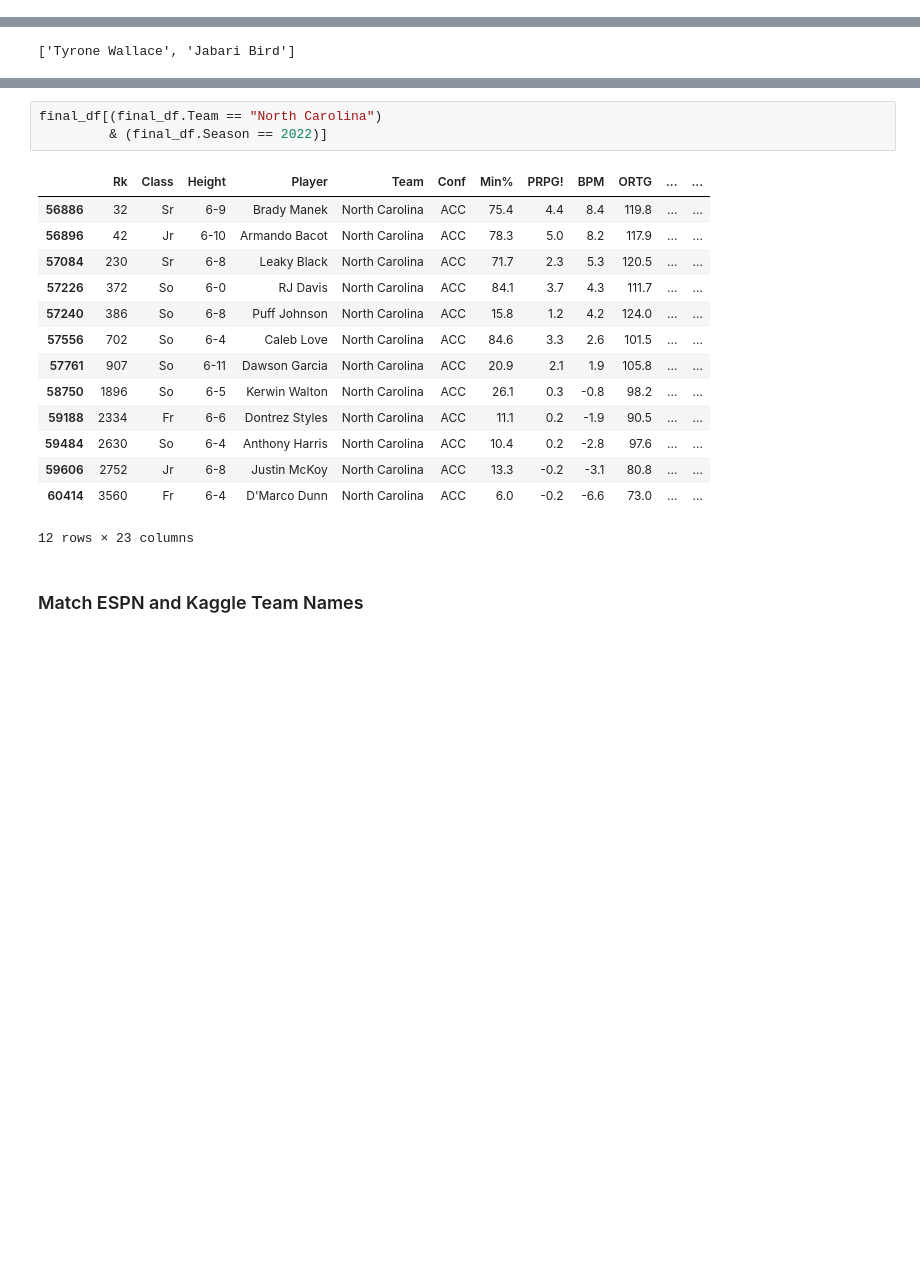
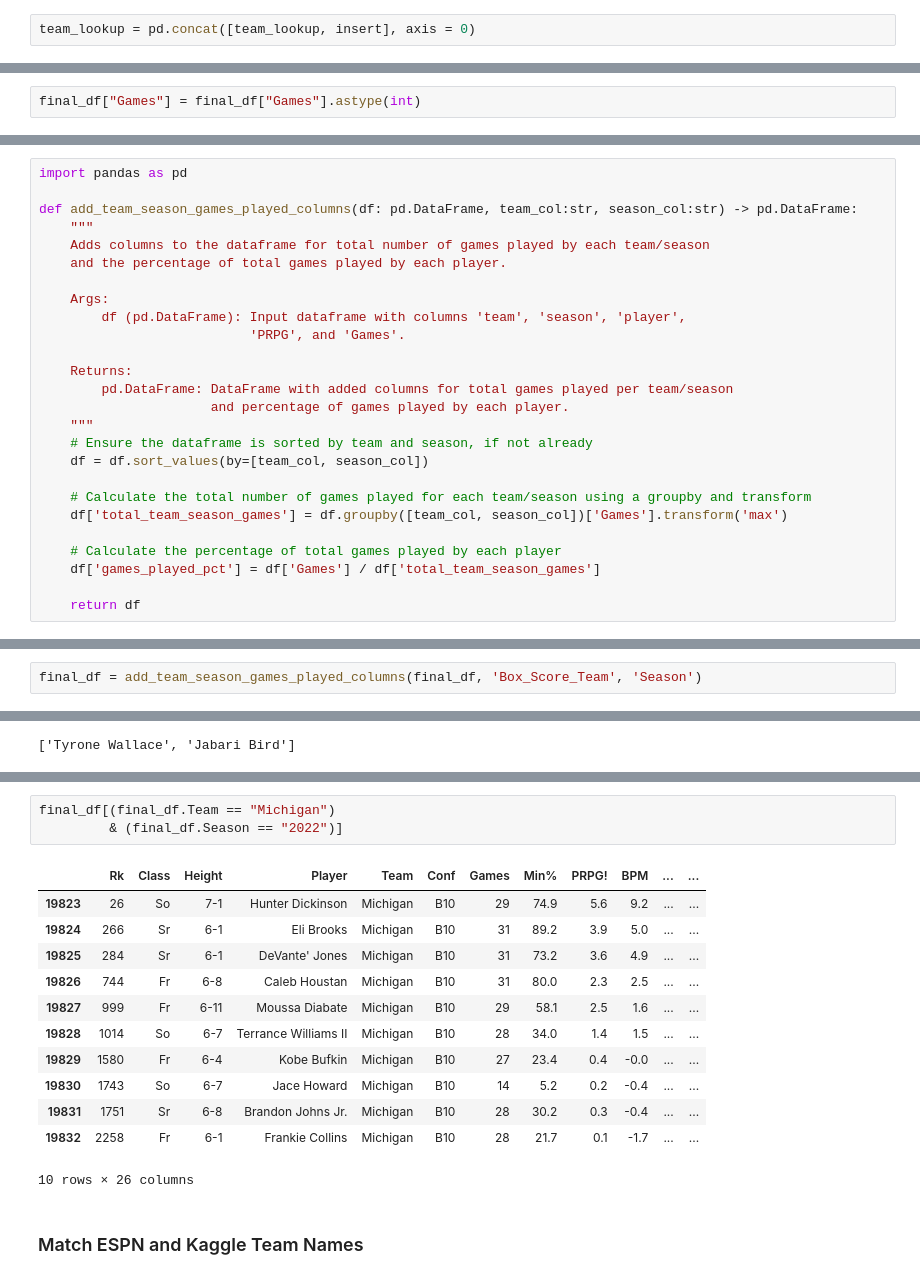
Before and after one commit to skydale23/kaggle-ncaam, a Jupyter notebook: 2025_model/development_notebooks/scrape_torvik.ipynb, the cells around one changed output, grey strips where cells are left out. Saved outputs shown, nothing was run; the diff lists cells and outputs as text; blank space fills up the shorter version.

```diff
--- a/2025_model/development_notebooks/scrape_torvik.ipynb
+++ b/2025_model/development_notebooks/scrape_torvik.ipynb
@@ -241,0 +591,2 @@ team_lookup = match_lists(box_score_teams, torvik_teams)
+# %%
+team_lookup = pd.concat([team_lookup, insert], axis = 0)
@@ -265,6 +607,8 @@ team_lookup
 final_df["Torvik_Team"] = final_df["Team"].copy()
 # %%
 final_df = final_df.merge(team_lookup, on="Torvik_Team", how="left")
+# %%
+final_df["Games"] = final_df["Games"].astype(int)
 # %% [markdown]
 ### Find Missing Players
 # %%
@@ -367,4 +692,30 @@ def find_players_with_high_distance(list1: list[str], list2: list[str], min_thre
                 missing_players.append(name1)
 
     return missing_players
+# %%
+import pandas as pd
+
+def add_team_season_games_played_columns(df: pd.DataFrame, team_col:str, season_col:str) -> pd.DataFrame:
+    """
+    Adds columns to the dataframe for total number of games played by each team/season
+    and the percentage of total games played by each player.
+
+    Args:
+        df (pd.DataFrame): Input dataframe with columns 'team', 'season', 'player',
+                           'PRPG', and 'Games'.
+
+    Returns:
+        pd.DataFrame: DataFrame with added columns for total games played per team/season
+                      and percentage of games played by each player.
+    """
+    # Ensure the dataframe is sorted by team and season, if not already
+    df = df.sort_values(by=[team_col, season_col])
+
+    # Calculate the total number of games played for each team/season using a groupby and transform
+    df['total_team_season_games'] = df.groupby([team_col, season_col])['Games'].transform('max')
+
+    # Calculate the percentage of total games played by each player
+    df['games_played_pct'] = df['Games'] / df['total_team_season_games']
+
+    return df
 # %%
@@ -401,0 +753,2 @@ for team, season in team_seasons:
+# %%
+final_df = add_team_season_games_played_columns(final_df, 'Box_Score_Team', 'Season')
@@ -462,21 +875,19 @@ ncaam_box_scores[(ncaam_box_scores.team == "North Carolina")
 # %%
-final_df[(final_df.Team == "North Carolina")
-         & (final_df.Season == 2022)]
+final_df[(final_df.Team == "Michigan")
+         & (final_df.Season == "2022")]
 # %% [output]
-|  | Rk | Class | Height | Player | Team | Conf | Min% | PRPG! | BPM | ORTG | ... | ... |
-| 56886 | 32 | Sr | 6-9 | Brady Manek | North Carolina | ACC | 75.4 | 4.4 | 8.4 | 119.8 | ... | ... |
-| 56896 | 42 | Jr | 6-10 | Armando Bacot | North Carolina | ACC | 78.3 | 5.0 | 8.2 | 117.9 | ... | ... |
-| 57084 | 230 | Sr | 6-8 | Leaky Black | North Carolina | ACC | 71.7 | 2.3 | 5.3 | 120.5 | ... | ... |
-| 57226 | 372 | So | 6-0 | RJ Davis | North Carolina | ACC | 84.1 | 3.7 | 4.3 | 111.7 | ... | ... |
-| 57240 | 386 | So | 6-8 | Puff Johnson | North Carolina | ACC | 15.8 | 1.2 | 4.2 | 124.0 | ... | ... |
-| 57556 | 702 | So | 6-4 | Caleb Love | North Carolina | ACC | 84.6 | 3.3 | 2.6 | 101.5 | ... | ... |
-| 57761 | 907 | So | 6-11 | Dawson Garcia | North Carolina | ACC | 20.9 | 2.1 | 1.9 | 105.8 | ... | ... |
-| 58750 | 1896 | So | 6-5 | Kerwin Walton | North Carolina | ACC | 26.1 | 0.3 | -0.8 | 98.2 | ... | ... |
-| 59188 | 2334 | Fr | 6-6 | Dontrez Styles | North Carolina | ACC | 11.1 | 0.2 | -1.9 | 90.5 | ... | ... |
-| 59484 | 2630 | So | 6-4 | Anthony Harris | North Carolina | ACC | 10.4 | 0.2 | -2.8 | 97.6 | ... | ... |
-| 59606 | 2752 | Jr | 6-8 | Justin McKoy | North Carolina | ACC | 13.3 | -0.2 | -3.1 | 80.8 | ... | ... |
-| 60414 | 3560 | Fr | 6-4 | D'Marco Dunn | North Carolina | ACC | 6.0 | -0.2 | -6.6 | 73.0 | ... | ... |
+|  | Rk | Class | Height | Player | Team | Conf | Games | Min% | PRPG! | BPM | ... | ... |
+| 19823 | 26 | So | 7-1 | Hunter Dickinson | Michigan | B10 | 29 | 74.9 | 5.6 | 9.2 | ... | ... |
+| 19824 | 266 | Sr | 6-1 | Eli Brooks | Michigan | B10 | 31 | 89.2 | 3.9 | 5.0 | ... | ... |
+| 19825 | 284 | Sr | 6-1 | DeVante' Jones | Michigan | B10 | 31 | 73.2 | 3.6 | 4.9 | ... | ... |
+| 19826 | 744 | Fr | 6-8 | Caleb Houstan | Michigan | B10 | 31 | 80.0 | 2.3 | 2.5 | ... | ... |
+| 19827 | 999 | Fr | 6-11 | Moussa Diabate | Michigan | B10 | 29 | 58.1 | 2.5 | 1.6 | ... | ... |
+| 19828 | 1014 | So | 6-7 | Terrance Williams II | Michigan | B10 | 28 | 34.0 | 1.4 | 1.5 | ... | ... |
+| 19829 | 1580 | Fr | 6-4 | Kobe Bufkin | Michigan | B10 | 27 | 23.4 | 0.4 | -0.0 | ... | ... |
+| 19830 | 1743 | So | 6-7 | Jace Howard | Michigan | B10 | 14 | 5.2 | 0.2 | -0.4 | ... | ... |
+| 19831 | 1751 | Sr | 6-8 | Brandon Johns Jr. | Michigan | B10 | 28 | 30.2 | 0.3 | -0.4 | ... | ... |
+| 19832 | 2258 | Fr | 6-1 | Frankie Collins | Michigan | B10 | 28 | 21.7 | 0.1 | -1.7 | ... | ... |
-12 rows × 23 columns
+10 rows × 26 columns
 # %% [markdown]
 ### Match ESPN and Kaggle Team Names
 # %%
```
Also changed, not shown: parts of 57 cells of this notebook, 8 other files.
